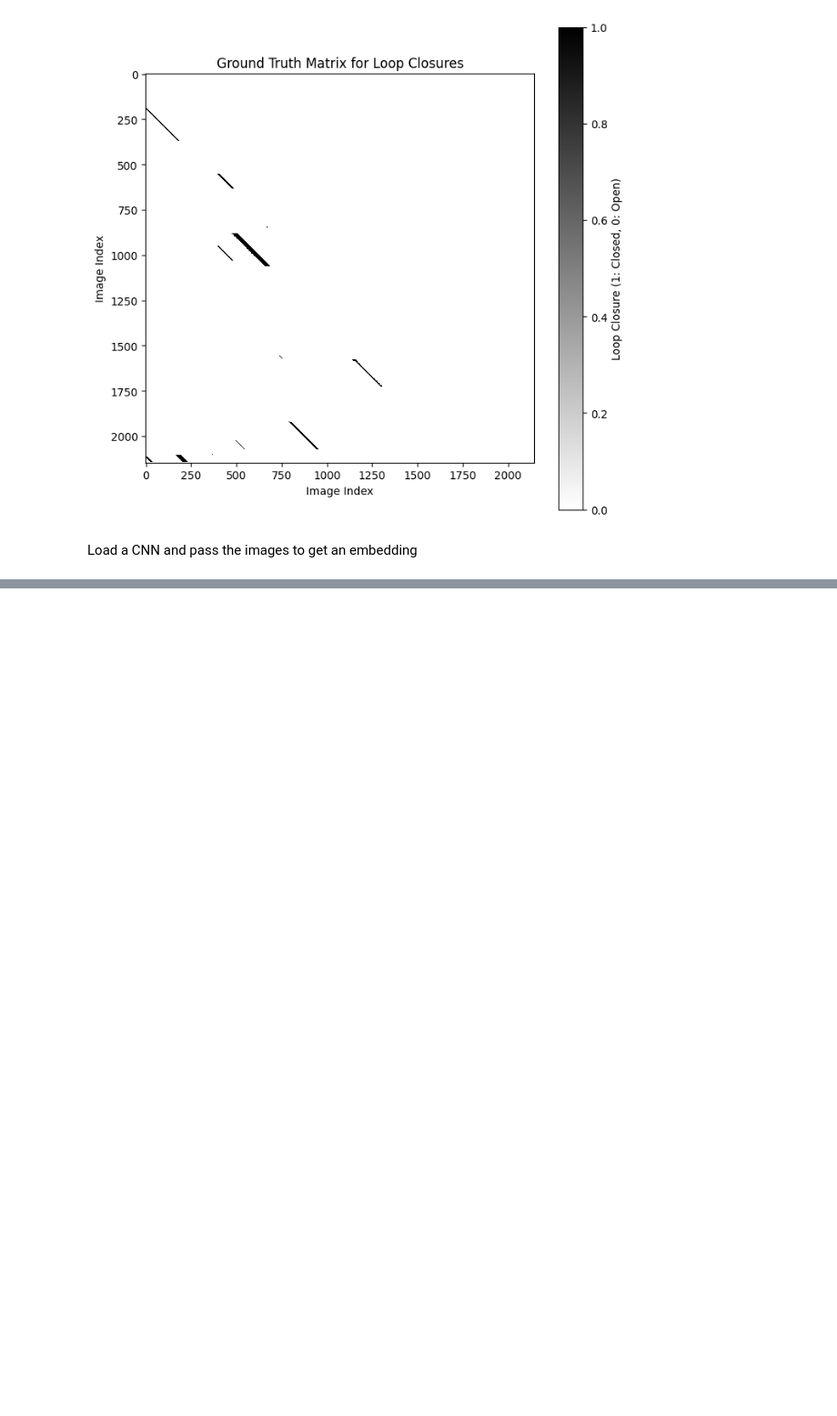
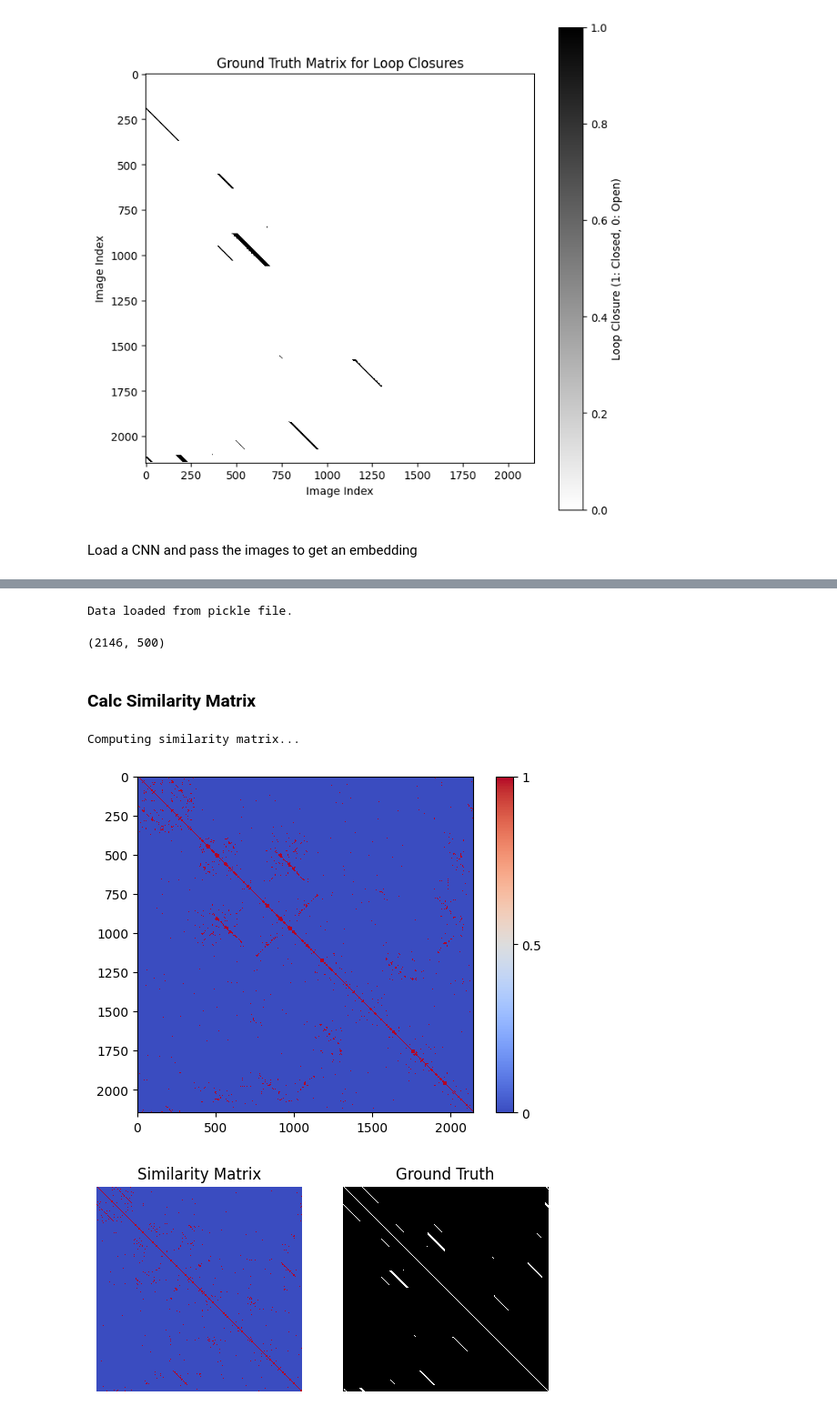
Before and after one commit to shubham-rateria/cs-5785-final-project, a Jupyter notebook: loop-closure.ipynb, the cells around one changed output, grey strips where cells are left out. Shown at 91% size. Cells and saved outputs as stored; diff of their text form; code cells hidden in the pictures; blank space fills up the shorter version.

```diff
--- a/loop-closure.ipynb
+++ b/loop-closure.ipynb
@@ -224,0 +323,3 @@ tensor([[0.7311, 0.8518, 1.3806,  ..., 0.3282, 0.2717, 0.3047]])
+# %%
+embeddings = np.array(embeddings).reshape(len(imgs), -1)
+embeddings.shape
@@ -224,0 +358,3 @@ tensor([[0.7311, 0.8518, 1.3806,  ..., 0.3282, 0.2717, 0.3047]])
+# %%
+# sanity check
+pca = pca_red(np.array(embeddings[:10]).reshape(10, -1), 32)
@@ -224,0 +367,3 @@ tensor([[0.7311, 0.8518, 1.3806,  ..., 0.3282, 0.2717, 0.3047]])
+# %%
+# L2 Norm
+embeddings = embeddings / np.linalg.norm(embeddings, axis=1)[:, None]
@@ -224,0 +375,28 @@ tensor([[0.7311, 0.8518, 1.3806,  ..., 0.3282, 0.2717, 0.3047]])
+# %%
+# Define the pickle file path
+pickle_file = './data/pca.pkl'
+pca_dim = 500
+
+# Check if the pickle file exists
+if os.path.exists(pickle_file):
+    # Load data from the pickle file
+    with open(pickle_file, 'rb') as f:
+        pca = pickle.load(f)
+    print("Data loaded from pickle file.")
+else:
+    # Execute some code to generate data
+    pca, _ = pca_red(embeddings, pca_dim)
+    print("Data generated.")
+
+    # Save data to the pickle file
+    with open(pickle_file, 'wb') as f:
+        pickle.dump(pca, f)
+    print("Data saved to pickle file.")
+# %% [output]
+Data loaded from pickle file.
+# %%
+pca.shape
+# %% [output]
+(2146, 500)
+# %% [markdown]
+### Calc Similarity Matrix
@@ -224,0 +513,7 @@ tensor([[0.7311, 0.8518, 1.3806,  ..., 0.3282, 0.2717, 0.3047]])
+# %%
+# just the similarity matrix using l2 norm
+sim = similarity_matrix(pca, gt, threshold=0.15, cluster=False)
+# %% [output]
+Computing similarity matrix...
+[figure, added]
+[figure, added]
```
Also changed, not shown: parts of 23 cells of this notebook, 7 other files.
